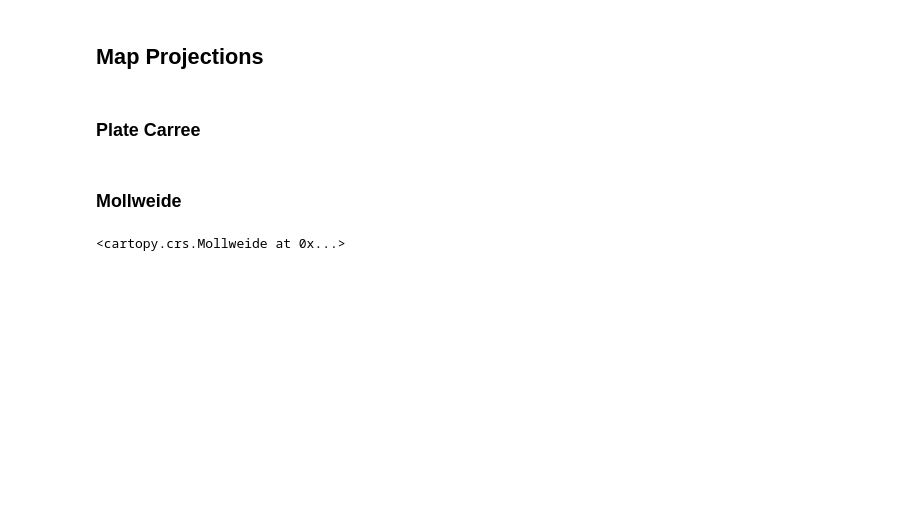
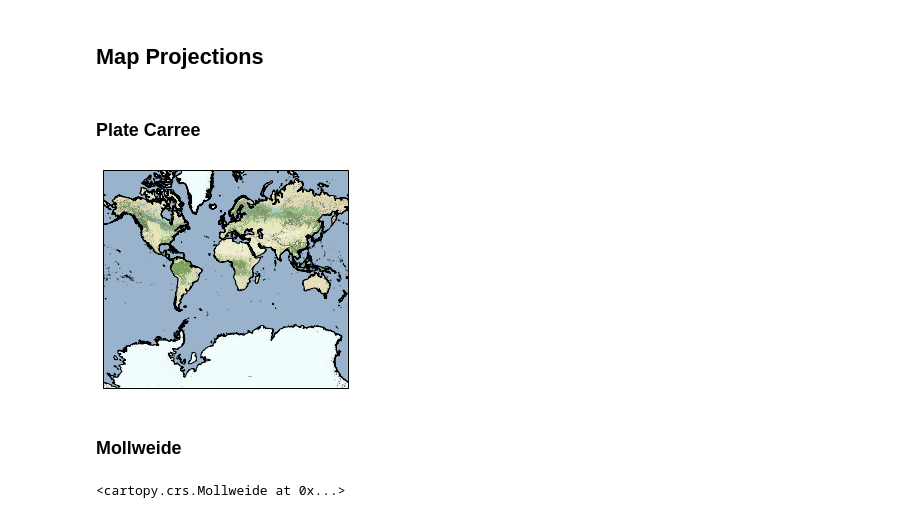
Before and after one commit to PharaohCola13/coursework, a Jupyter notebook: 03-Mapmaking_with_cartopy.ipynb, the cells around one changed output. Drawn from its saved outputs; the diff is of its cells as text; code cells hidden in the pictures; blank space fills up the shorter version.

```diff
--- a/03-Mapmaking_with_cartopy.ipynb
+++ b/03-Mapmaking_with_cartopy.ipynb
@@ -13,18 +13,15 @@ from cartopy.io.img_tiles import Stamen
 # %%
 tiler = Stamen('terrain-background')
 mercator = tiler.crs
 
 fig = plt.figure()
-ax1 = fig.add_subplot(2,1, 1, projection=mercator)
-ax1.set_extent([-180, 180, -90, 34], crs=cp.crs.PlateCarree())
+ax1 = fig.add_subplot(1,1, 1, projection=mercator)
+ax1.set_extent([-180, 180, -90, 80], crs=cp.crs.PlateCarree())
 ax1.add_image(tiler, 6)
 ax1.coastlines('10m')
-
-ax2 = fig.add_subplot(2,1,2, projection=None)
-ax2.set_extent([-180, 180, -90, 34], crs=cp.crs.PlateCarree())
-ax2.add_image(tiler, 6)
-ax2.coastlines('10m')
 plt.show()
+# %% [output]
+[figure, added]
 # %% [markdown]
 ### Mollweide
 # %%
```
